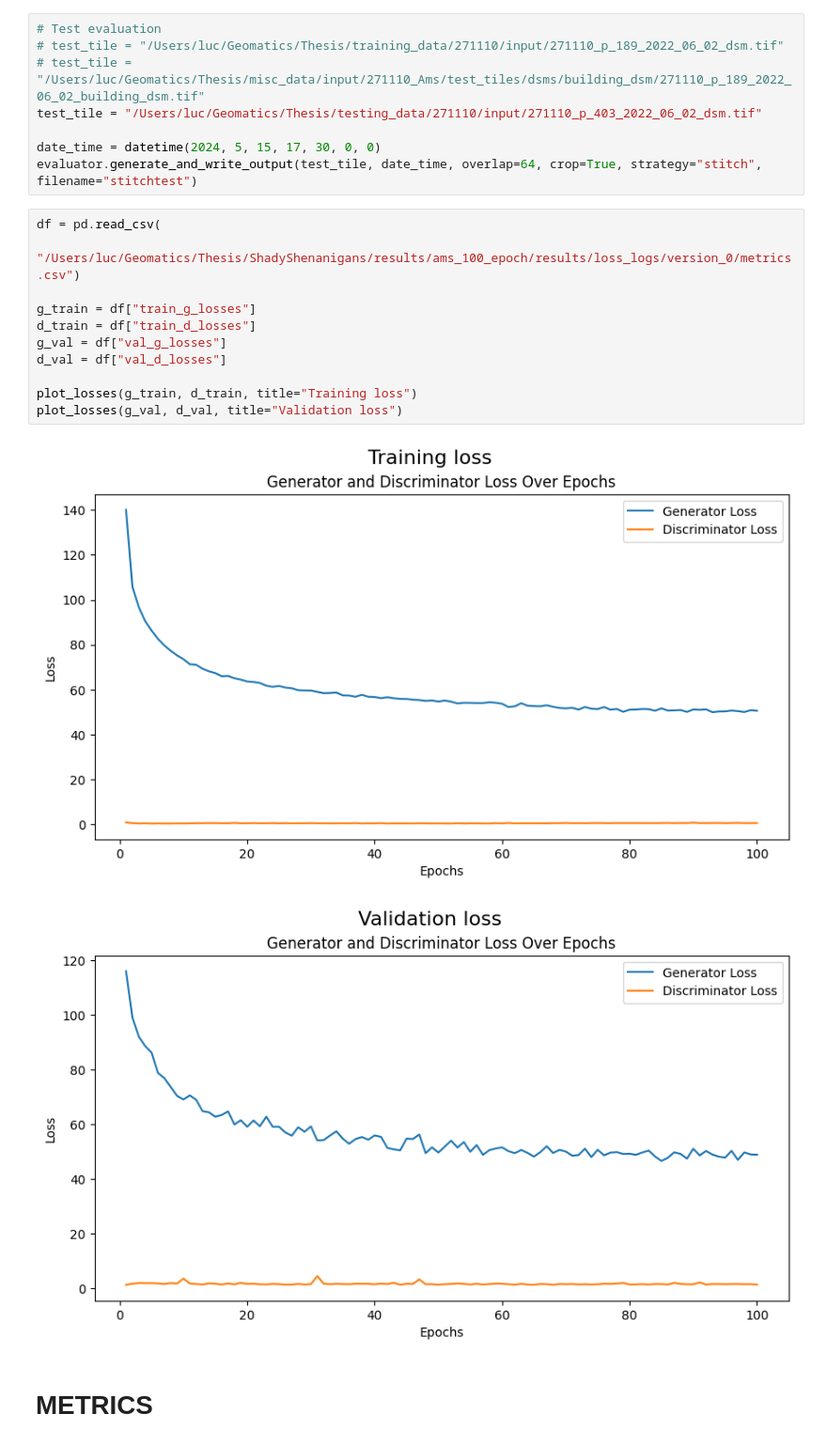
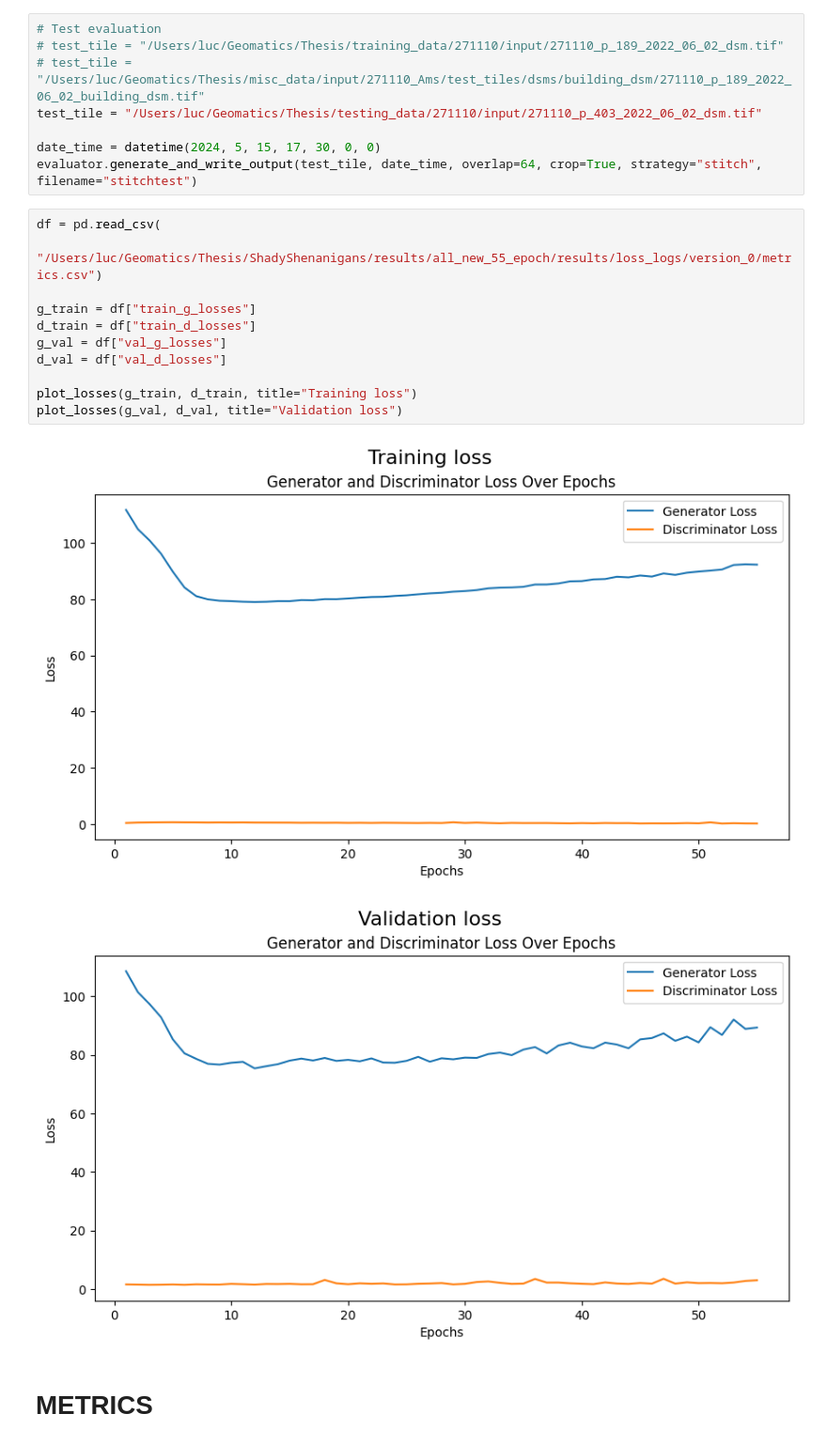
Before and after one commit to lucjonker/Shady_Shenanigans, a Jupyter notebook: src/evaluate_model.ipynb, the cells around one changed output. Shown at 94% size. Saved outputs shown, nothing was run; the diff lists cells and outputs as text.

```diff
--- a/src/evaluate_model.ipynb
+++ b/src/evaluate_model.ipynb
@@ -29,18 +29,18 @@ date_time = datetime(2024, 5, 15, 17, 30, 0, 0)
 evaluator.generate_and_write_output(test_tile, date_time, overlap=64, crop=True, strategy="stitch", filename="stitchtest")
 # %%
 df = pd.read_csv(
-    "/Users/luc/Geomatics/Thesis/ShadyShenanigans/results/ams_100_epoch/results/loss_logs/version_0/metrics.csv")
+    "/Users/luc/Geomatics/Thesis/ShadyShenanigans/results/all_new_55_epoch/results/loss_logs/version_0/metrics.csv")
 
 g_train = df["train_g_losses"]
 d_train = df["train_d_losses"]
 g_val = df["val_g_losses"]
 d_val = df["val_d_losses"]
 
 plot_losses(g_train, d_train, title="Training loss")
 plot_losses(g_val, d_val, title="Validation loss")
 # %% [output]
-[figure, old version]
+[figure, new version]
-[figure, old version]
+[figure, new version]
 # %% [markdown]
 # METRICS
 # %%
```
Also changed, not shown: parts of 1 cell of this notebook, 4 other files.
